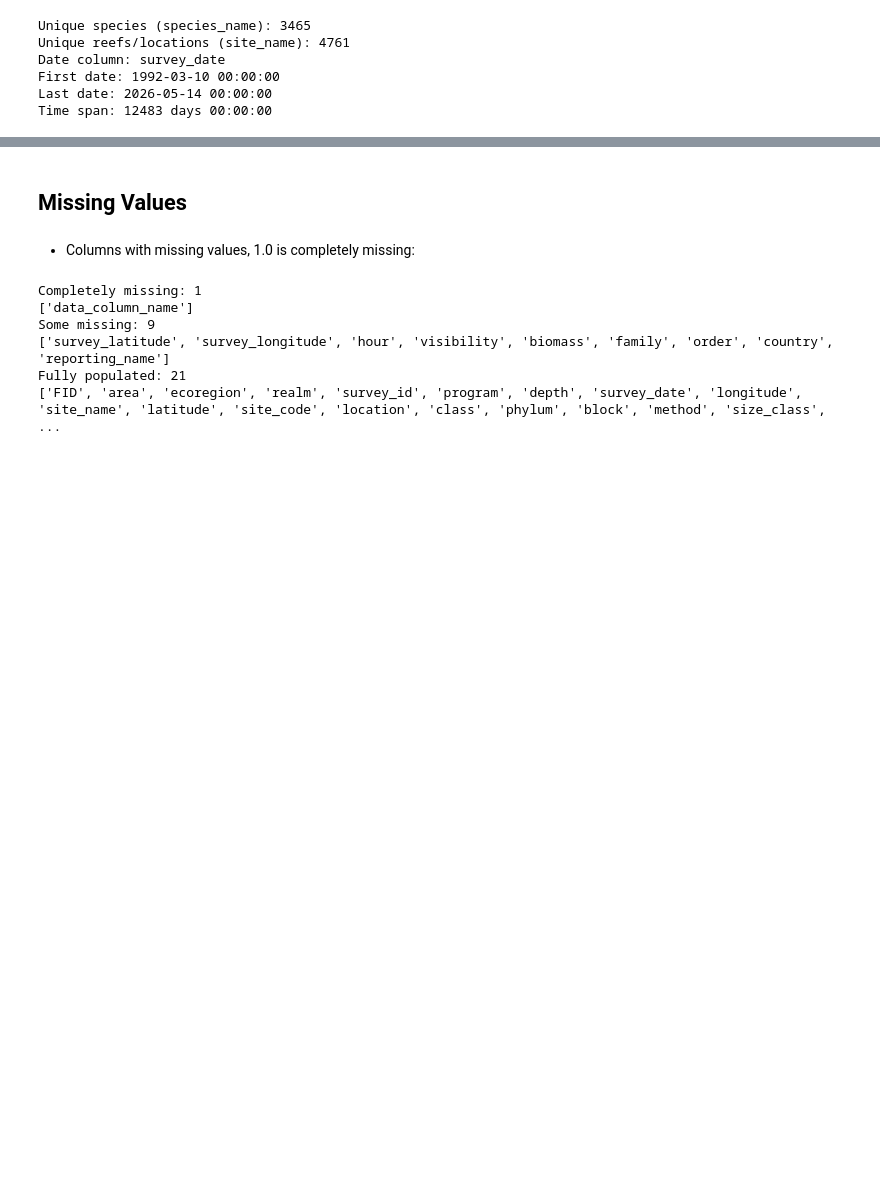
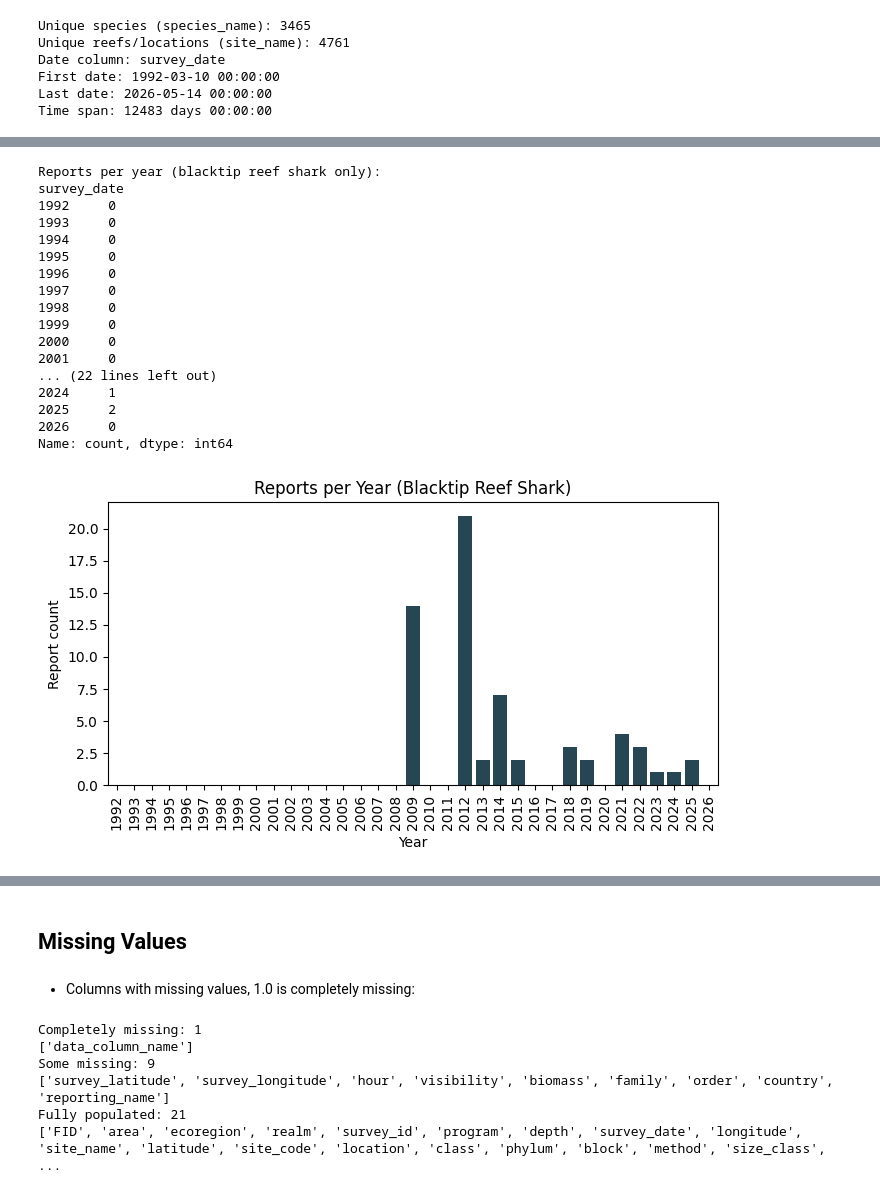
Before and after one commit to yhtan752-ai/ModelOfTheSeaCalibrationModel, a Jupyter notebook: IMOS/IMOS_EDA.ipynb, the cells around one changed output, grey strips where cells are left out. Drawn from its saved outputs; the diff is of its cells as text; code cells hidden in the pictures; blank space fills up the shorter version.

```diff
--- a/IMOS/IMOS_EDA.ipynb
+++ b/IMOS/IMOS_EDA.ipynb
@@ -264,0 +206,52 @@ memory usage: 428.0+ MB
+# %%
+if date_col is None:
+    print('No date column found; cannot aggregate by year.')
+else:
+    blacktip_scientific = 'Carcharhinus melanopterus'
+    blacktip_common = 'blacktip reef shark'
+
+    name_cols = [col for col in ['species_name', 'reporting_name'] if col in df.columns]
+    if not name_cols:
+        print('No species name columns found; cannot filter by blacktip reef shark.')
+    else:
+        bt_mask = pd.Series(False, index=df.index)
+        for col in name_cols:
+            bt_mask |= df[col].str.contains(blacktip_scientific, case=False, na=False)
+            bt_mask |= df[col].str.contains(blacktip_common, case=False, na=False)
+
+        dates = pd.to_datetime(df.loc[bt_mask, date_col], errors='coerce')
+        year_counts = dates.dt.year.value_counts(dropna=True).sort_index()
+        start_year = 1992
+        end_year = 2026
+        year_counts = year_counts.reindex(range(start_year, end_year + 1), fill_value=0)
+        print('Reports per year (blacktip reef shark only):')
+        print(year_counts)
+
+        fig, ax = plt.subplots(figsize=(7, 4))
+        ax.bar(year_counts.index.astype(int), year_counts.values, color='#264653')
+        ax.set_xlabel('Year')
+        ax.set_ylabel('Report count')
+        ax.set_title('Reports per Year (Blacktip Reef Shark)')
+        ax.set_xticks(range(start_year, end_year + 1))
+        ax.set_xlim(start_year - 0.5, end_year + 0.5)
+        ax.tick_params(axis='x', rotation=90)
+        plt.tight_layout()
+# %% [output]
+Reports per year (blacktip reef shark only):
+survey_date
+1992     0
+1993     0
+1994     0
+1995     0
+1996     0
+1997     0
+1998     0
+1999     0
+2000     0
+2001     0
+... (22 lines left out)
+2024     1
+2025     2
+2026     0
+Name: count, dtype: int64
+[figure, added]
```
Also changed, not shown: parts of 20 cells of this notebook, 1 other file.
